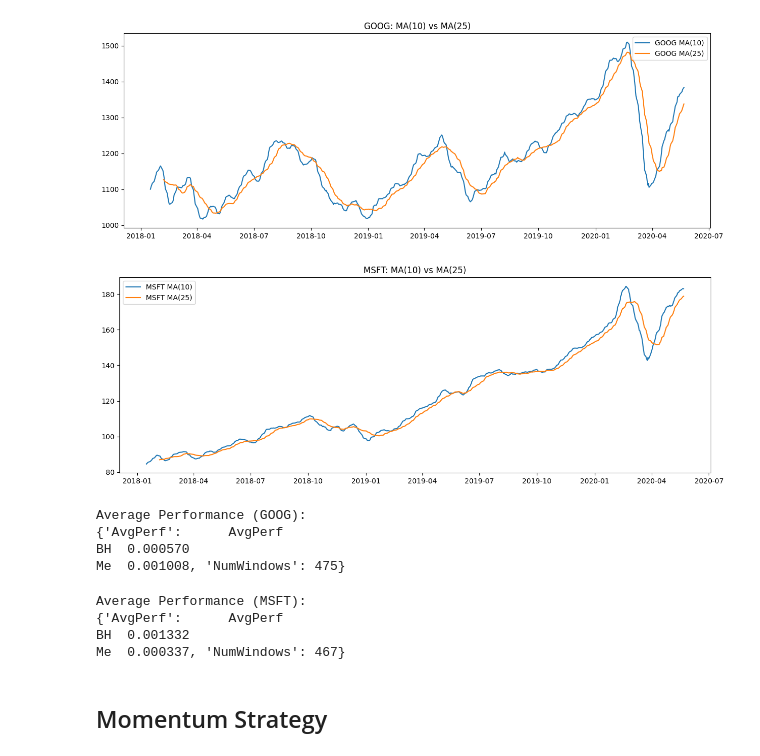
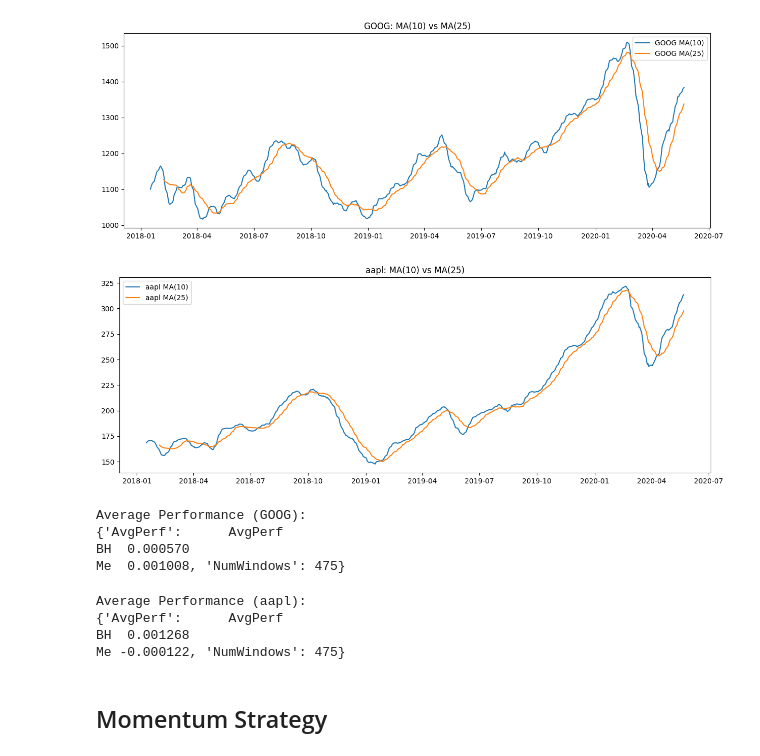
Before and after one commit to mariasimakova/ML-finance-hw2, a Jupyter notebook: hw2.ipynb, the cells around one changed output. Cells and saved outputs as stored; diff of their text form; code cells hidden in the pictures.

```diff
--- a/hw2.ipynb
+++ b/hw2.ipynb
@@ -140,12 +149,12 @@ class TradingStrategyAnalyzer:
 # %%
 tau=1 # because the data is daily
-goog = pd.read_csv('GOOG.csv', sep = ',')
+goog = pd.read_csv('dataSent/GOOG.csv', sep = ',')
 goog = goog.iloc[:, 1:] # removing the first column (unnamed)
-msft = pd.read_csv('MSFT.csv', sep = ',')
-msft = msft.iloc[:, 1:]
+aapl = pd.read_csv('dataSent/aapl.csv', sep = ',')
+aapl = aapl.iloc[:, 1:]
 
 print(goog.head())
-print(msft.head())
+print(aapl.head())
 # %% [output]
          Date         Open         High          Low        Close  \
 0  2018-01-02  1048.339966  1066.939941  1045.229980  1065.000000
@@ -167,20 +176,20 @@ print(msft.head())
 # %%
 df_goog = pd.DataFrame(goog.values[:, 1:], index=pd.to_datetime(goog.values[:, 0]), columns=goog.columns[1:])
-df_msft = pd.DataFrame(msft.values[:, 1:], index=pd.to_datetime(msft.values[:, 0]), columns=msft.columns[1:])
+df_aapl = pd.DataFrame(aapl.values[:, 1:], index=pd.to_datetime(aapl.values[:, 0]), columns=aapl.columns[1:])
 # %%
 # transform all columns to float
 df_goog = df_goog.astype(float)
-df_msft = df_msft.astype(float)
+df_aapl = df_aapl.astype(float)
 # %%
 ## Target :  Adj Close Price
 target_goog = df_goog['Adj Close']
-target_msft = df_msft['Adj Close']
+target_aapl = df_aapl['Adj Close']
 
 target_goog.name = "GOOG"
-target_msft.name = "GOOG"
+target_aapl.name = "GOOG"
 
 print(target_goog.head())
-print(target_msft.head())
+print(target_aapl.head())
 # %% [output]
 2018-01-02    1065.000000
 2018-01-03    1082.479980
@@ -458,15 +467,15 @@ plt.show()
 [figure]
 # %%
 plt.figure(figsize=(15, 5))
-plt.plot(target_msft.index, target_msft.rolling(window=10).mean(), label='MSFT MA(10)')
-plt.plot(target_msft.index, target_msft.rolling(window=25).mean(), label='MSFT MA(25)')
+plt.plot(target_aapl.index, target_aapl.rolling(window=10).mean(), label='aapl MA(10)')
+plt.plot(target_aapl.index, target_aapl.rolling(window=25).mean(), label='aapl MA(25)')
 # Si quieres también puedes mostrar el precio:
-# plt.plot(target_msft.index, target_msft, label='MSFT Price', alpha=0.5)
+# plt.plot(target_aapl.index, target_aapl, label='aapl Price', alpha=0.5)
 plt.legend(loc='best')
-plt.title('MSFT: MA(10) vs MA(25)')
+plt.title('aapl: MA(10) vs MA(25)')
 plt.show()
 # %% [output]
-[figure, old version]
+[figure, new version]
 # %%
 analyzer = TradingStrategyAnalyzer()
 
@@ -485,17 +494,17 @@ Me  0.001008, 'NumWindows': 475}
 # %%
 analyzer = TradingStrategyAnalyzer()
 
-target = target_msft
-ev_msft = BEAR_msft
+target = target_aapl
+ev_aapl = BEAR_aapl
 
-manperf_msft = analyzer.rolling_test_MA_strategy(target, ev_msft, s=10, m=25, longshort=-1, w_size=252//2)
-print("Average Performance (MSFT):")
-print(manperf_msft)
+manperf_aapl = analyzer.rolling_test_MA_strategy(target, ev_aapl, s=10, m=25, longshort=-1, w_size=252//2)
+print("Average Performance (aapl):")
+print(manperf_aapl)
 # %% [output]
-Average Performance (MSFT):
+Average Performance (aapl):
 {'AvgPerf':      AvgPerf
-BH  0.001332
-Me  0.000337, 'NumWindows': 467}
+BH  0.001268
+Me -0.000122, 'NumWindows': 475}
 # %% [markdown]
 ## Momentum Strategy
 # %%
```
Also changed, not shown: parts of 20 cells of this notebook, 2 other files.
